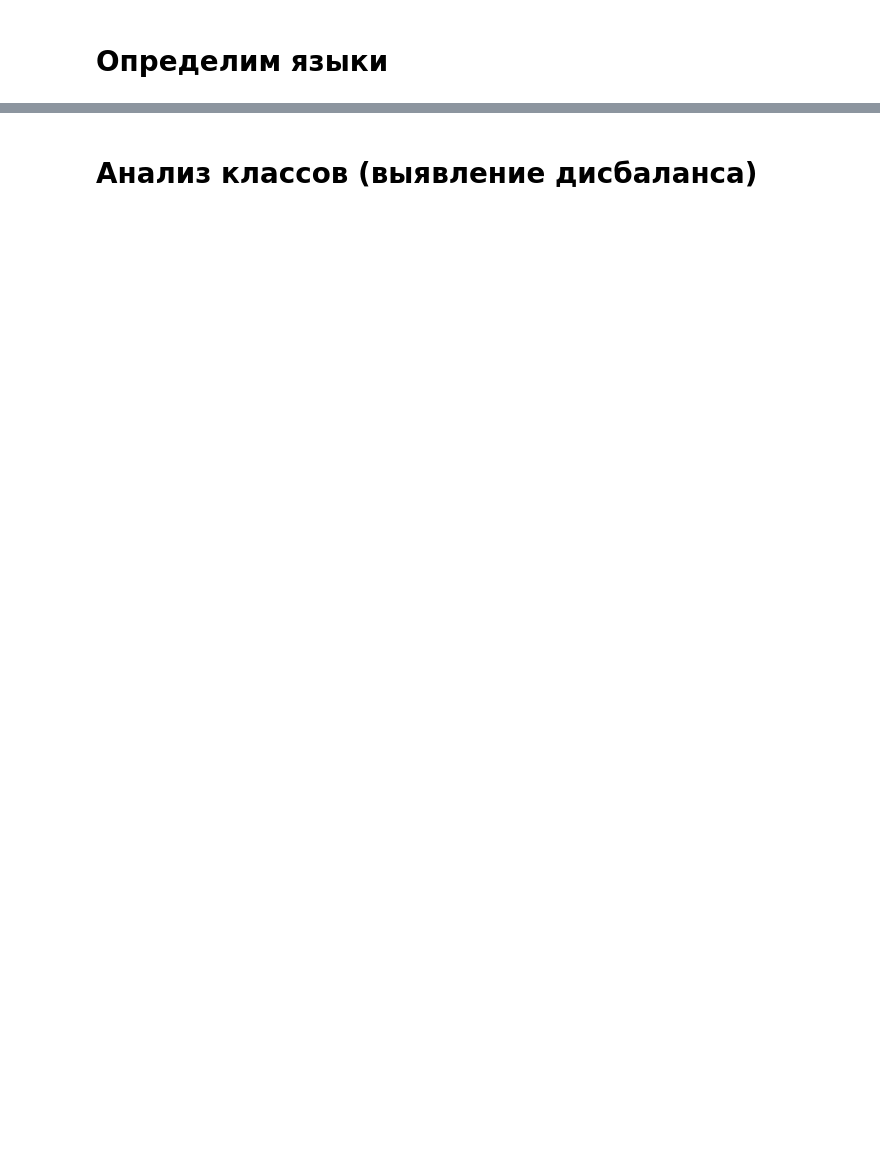
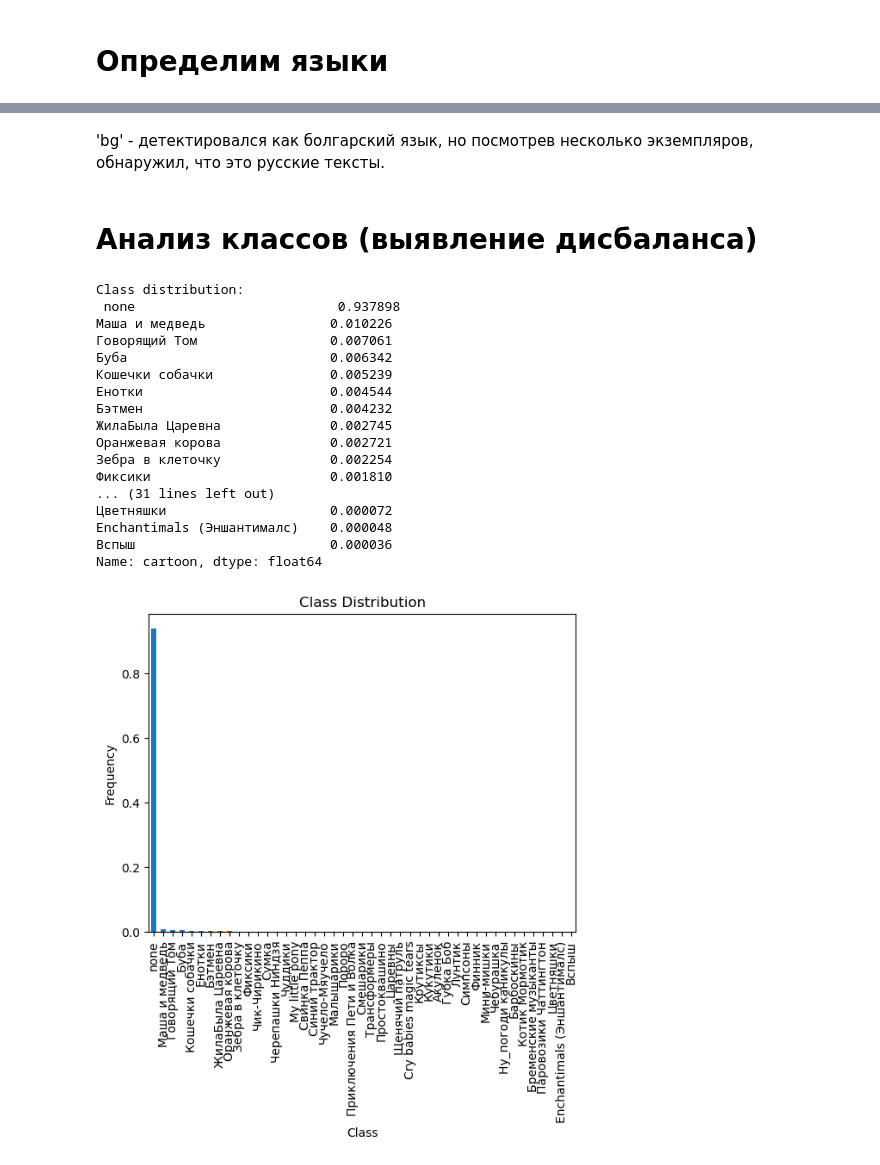
Before and after one commit to kogriv/smf, a Jupyter notebook: notebooks/01_eda.ipynb, the cells around one changed output, grey strips where cells are left out. Cells and saved outputs as stored; diff of their text form; code cells hidden in the pictures; blank space fills up the shorter version.

```diff
--- a/notebooks/01_eda.ipynb
+++ b/notebooks/01_eda.ipynb
@@ -212,0 +205,5 @@ dts[dts.reel_name.isnull()]
+# %%
+missval_handler = promiss.MissingValueHandler(fill_strategy = 'custom_basic', fill_values = promiss.missval_dict)
+# %%
+# Подгоняем обработчик на тренировочных данных, исключая целевую переменную 'cartoon'
+missval_handler.fit(dtr)
@@ -212,0 +228,4 @@ dts[dts.reel_name.isnull()]
+# %%
+# Применяем обработчик к тренировочным данным, исключая 'cartoon'
+# dtr.loc[:, dtr.columns != 'cartoon'] = missval_handler.transform(dtr.drop(columns=['cartoon']))
+dtr = missval_handler.transform(dtr)
@@ -235,2 +279,4 @@ langs_clean.lang_distrib_train
+# %% [markdown]
+'bg' - детектировался как болгарский язык, но посмотрев несколько экземпляров, обнаружил, что это русские тексты.
 # %% [markdown]
 # Анализ классов (выявление дисбаланса)
@@ -240,0 +287,21 @@ langs_clean.lang_distrib_train
+# %%
+imba.plot_class_distribution(dtr,target_column='cartoon', rare_class_only=False, verbose=True)
+# %% [output]
+Class distribution:
+ none                          0.937898
+Маша и медведь                0.010226
+Говорящий Том                 0.007061
+Буба                          0.006342
+Кошечки собачки               0.005239
+Енотки                        0.004544
+Бэтмен                        0.004232
+ЖилаБыла Царевна              0.002745
+Оранжевая корова              0.002721
+Зебра в клеточку              0.002254
+Фиксики                       0.001810
+... (31 lines left out)
+Цветняшки                     0.000072
+Enchantimals (Эншантималс)    0.000048
+Вспыш                         0.000036
+Name: cartoon, dtype: float64
+[figure, added]
```
Also changed, not shown: parts of 38 cells of this notebook, 2 other files.
